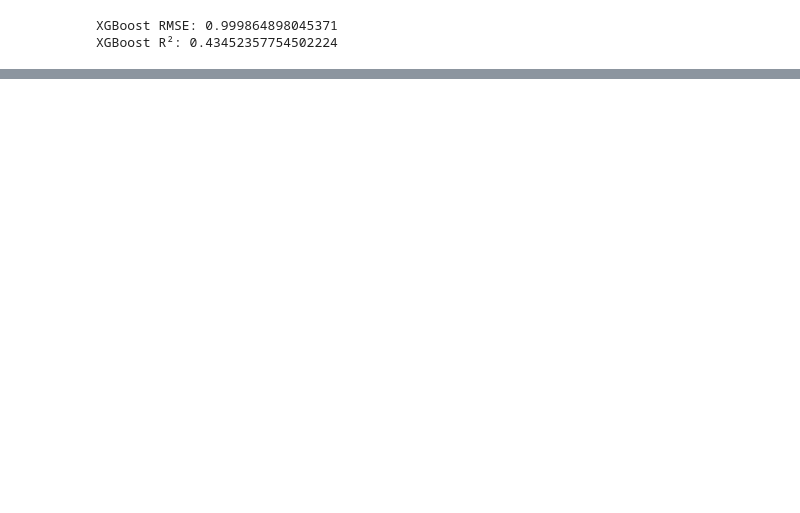
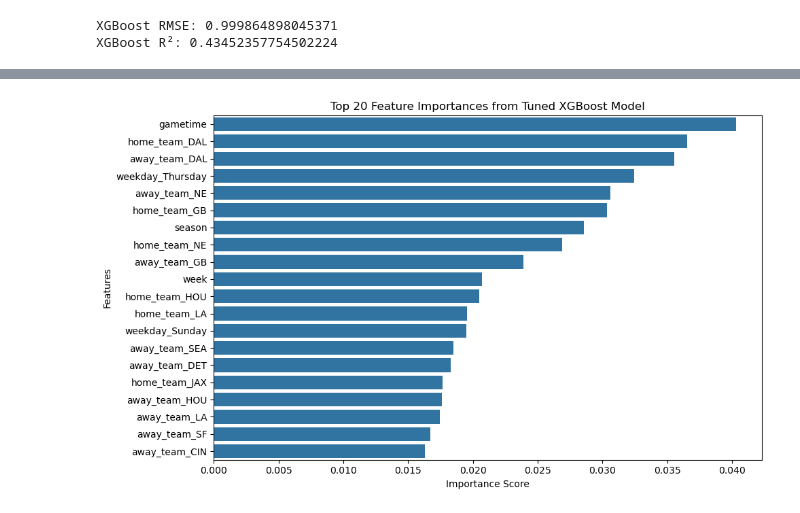
Before and after one commit to ekollrack/EK-Thesis, a Jupyter notebook: xg_boost.ipynb, the cells around one changed output, grey strips where cells are left out. Saved outputs shown, nothing was run; the diff lists cells and outputs as text; code cells hidden in the pictures; blank space fills up the shorter version.

```diff
--- a/xg_boost.ipynb
+++ b/xg_boost.ipynb
@@ -111,3 +111,17 @@ Best Parameters Found:
 {'subsample': 0.8, 'n_estimators': 600, 'max_depth': 3, 'learning_rate': 0.05, 'colsample_bytree': 0.6}
 Tuned XGBoost RMSE: 0.9790344633721264
 Tuned XGBoost R²: 0.4578395695989357
+# %%
+# most important features
+importances = best_xgb.feature_importances_
+feature_names = X.columns
+feature_importances = pd.Series(importances, index=feature_names).sort_values(ascending=False)
+plt.figure(figsize=(10, 6))
+sns.barplot(x=feature_importances[:20], y=feature_importances.index[:20])
+plt.title('Top 20 Feature Importances from Tuned XGBoost Model')
+plt.xlabel('Importance Score')
+plt.ylabel('Features')
+plt.tight_layout()
+plt.show()
+# %% [output]
+[figure, added]
```
Also changed, not shown: parts of 1 cell of this notebook, 7 other files.
